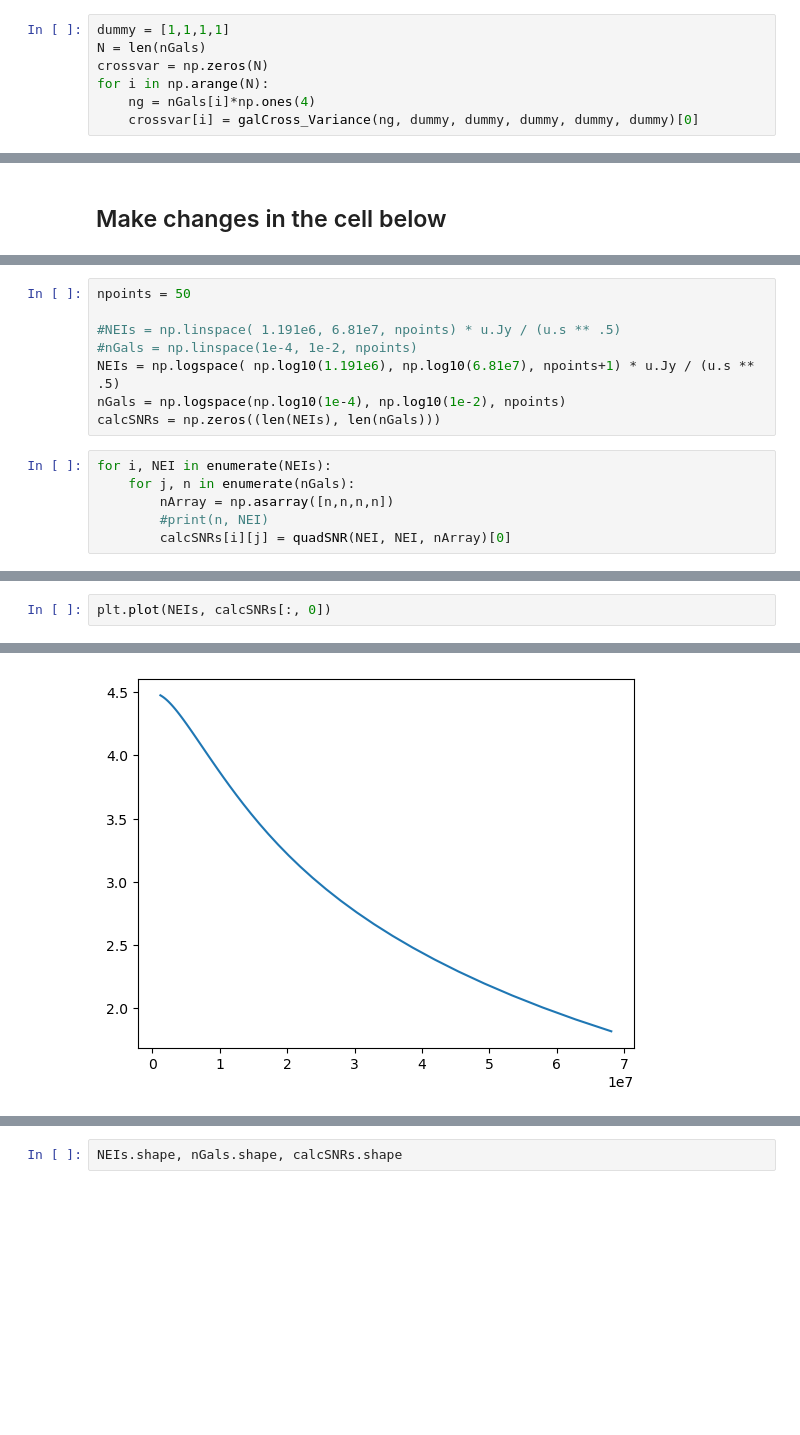
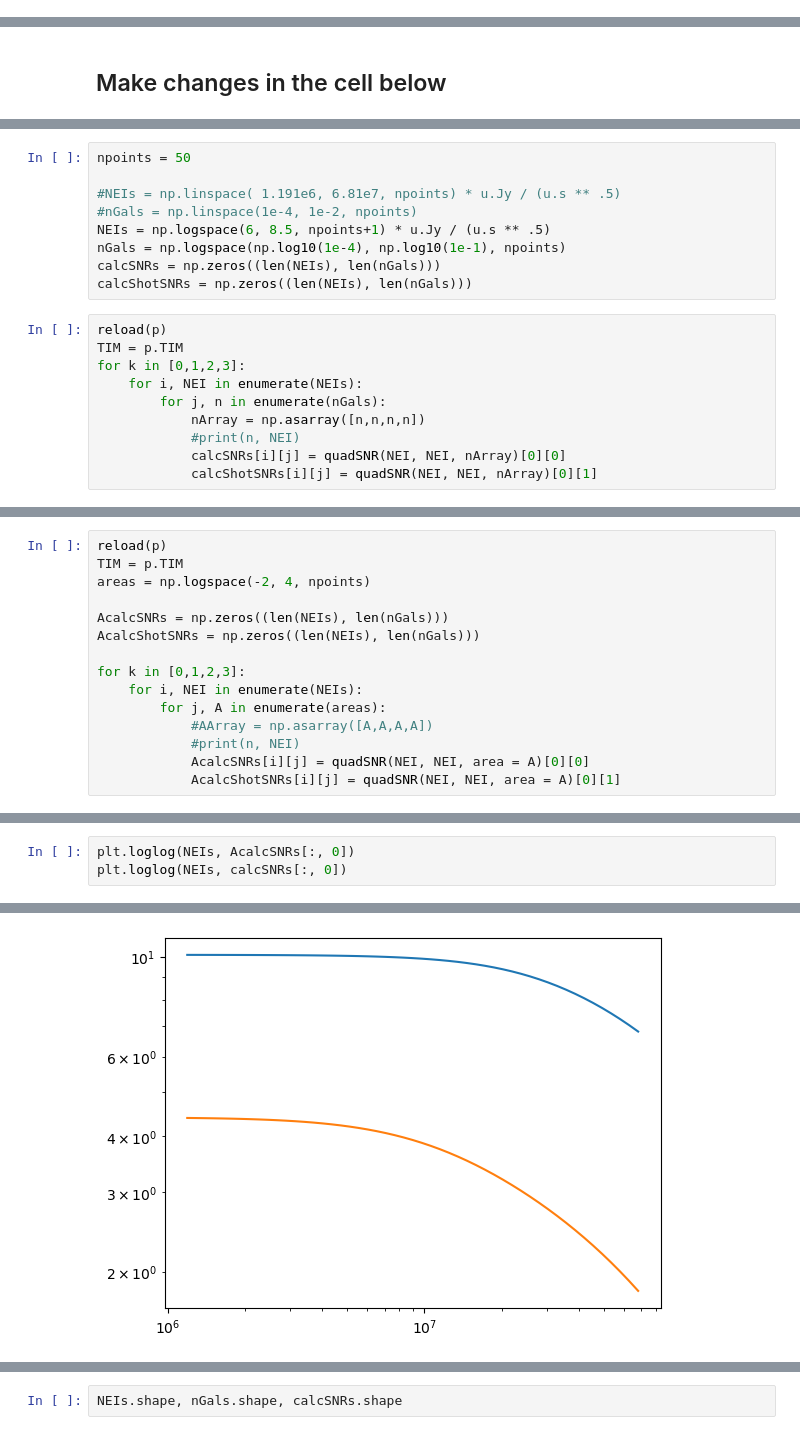
Before and after one commit to JuzzBracks/LIM, a Jupyter notebook: TIMxGal/CalcSNRContour.ipynb, the cells around one changed output, grey strips where cells are left out. Saved outputs shown, nothing was run; the diff lists cells and outputs as text; blank space fills up the shorter version.

```diff
--- a/TIMxGal/CalcSNRContour.ipynb
+++ b/TIMxGal/CalcSNRContour.ipynb
@@ -32,10 +32,3 @@ def galCross_Variance(ngal, numModes, Px, Pg, Pl, Nl):
     crossVar = [(PxG**2 + (NT + PT) * (1/n_gal + Pg)) / (2*nm)
         for n_gal, nm, PxG, Pg, PT, NT in zip(ngal, numModes, Px, Pg, Pl, Nl)]
     return crossVar
-# %%
-dummy = [1,1,1,1]
-N = len(nGals)
-crossvar = np.zeros(N)
-for i in np.arange(N):
-    ng = nGals[i]*np.ones(4)
-    crossvar[i] = galCross_Variance(ng, dummy, dummy, dummy, dummy, dummy)[0]
@@ -214,12 +224,17 @@ npoints = 50
 
 #NEIs = np.linspace( 1.191e6, 6.81e7, npoints) * u.Jy / (u.s ** .5)
 #nGals = np.linspace(1e-4, 1e-2, npoints)
-NEIs = np.logspace( np.log10(1.191e6), np.log10(6.81e7), npoints+1) * u.Jy / (u.s ** .5)
-nGals = np.logspace(np.log10(1e-4), np.log10(1e-2), npoints)
+NEIs = np.logspace(6, 8.5, npoints+1) * u.Jy / (u.s ** .5)
+nGals = np.logspace(np.log10(1e-4), np.log10(1e-1), npoints)
 calcSNRs = np.zeros((len(NEIs), len(nGals)))
+calcShotSNRs = np.zeros((len(NEIs), len(nGals)))
 # %%
-for i, NEI in enumerate(NEIs):
-    for j, n in enumerate(nGals):
-        nArray = np.asarray([n,n,n,n])
-        #print(n, NEI)
-        calcSNRs[i][j] = quadSNR(NEI, NEI, nArray)[0]
+reload(p)
+TIM = p.TIM
+for k in [0,1,2,3]:
+    for i, NEI in enumerate(NEIs):
+        for j, n in enumerate(nGals):
+            nArray = np.asarray([n,n,n,n])
+            #print(n, NEI)
+            calcSNRs[i][j] = quadSNR(NEI, NEI, nArray)[0][0]
+            calcShotSNRs[i][j] = quadSNR(NEI, NEI, nArray)[0][1]
@@ -243,0 +241,15 @@ for i, NEI in enumerate(NEIs):
+# %%
+reload(p)
+TIM = p.TIM
+areas = np.logspace(-2, 4, npoints)
+
+AcalcSNRs = np.zeros((len(NEIs), len(nGals)))
+AcalcShotSNRs = np.zeros((len(NEIs), len(nGals)))
+
+for k in [0,1,2,3]:
+    for i, NEI in enumerate(NEIs):
+        for j, A in enumerate(areas):
+            #AArray = np.asarray([A,A,A,A])
+            #print(n, NEI)
+            AcalcSNRs[i][j] = quadSNR(NEI, NEI, area = A)[0][0]
+            AcalcShotSNRs[i][j] = quadSNR(NEI, NEI, area = A)[0][1]
@@ -244,5 +262,6 @@ for i, NEI in enumerate(NEIs):
 # %%
-plt.plot(NEIs, calcSNRs[:, 0])
+plt.loglog(NEIs, AcalcSNRs[:, 0])
+plt.loglog(NEIs, calcSNRs[:, 0])
 # %% [output]
 [<matplotlib.lines.Line2D at 0x...>]
-[figure, old version]
+[figure, new version]
```
Also changed, not shown: parts of 21 cells of this notebook, 15 other files.
